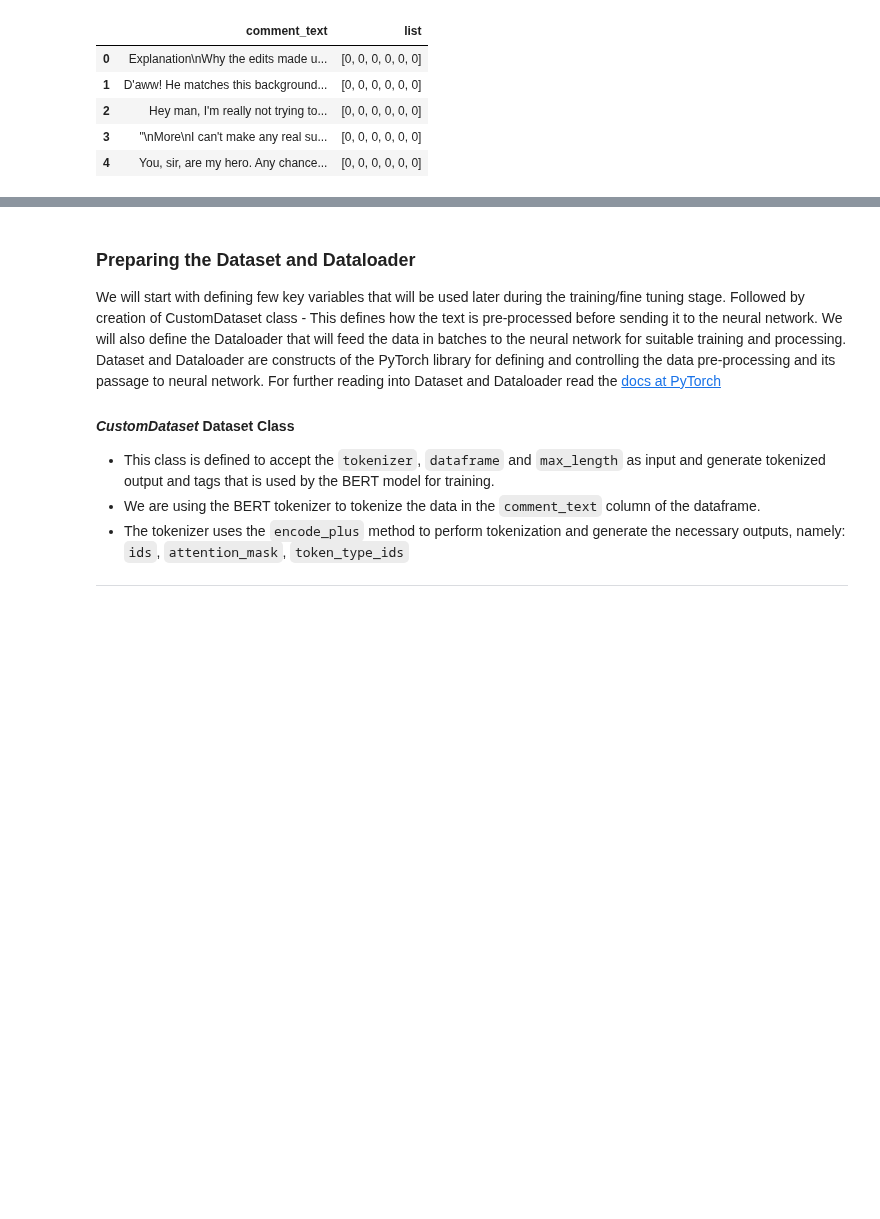
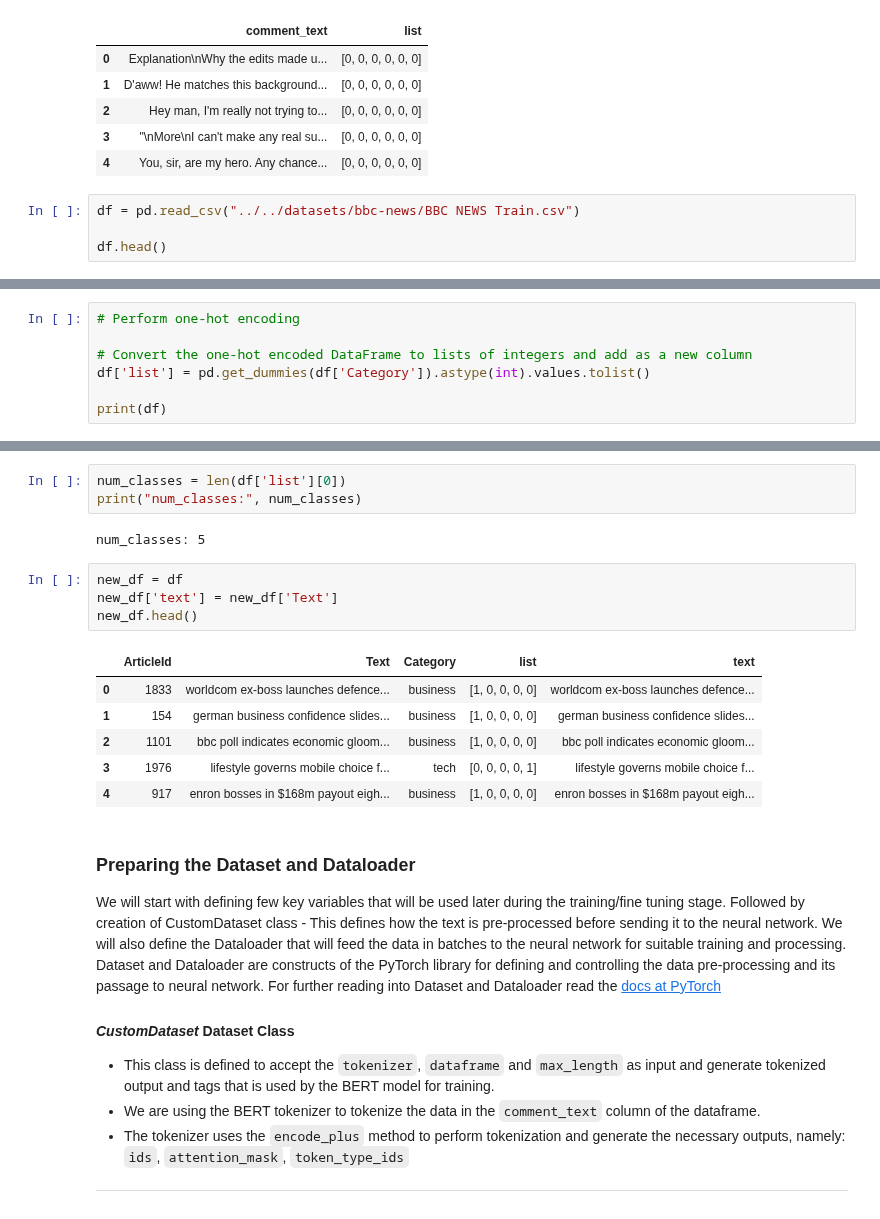
Before and after one commit to pworth1971/layer-cake, a Jupyter notebook: src/nn_test/transformers_multi_label_classification.ipynb, the cells around one changed output, grey strips where cells are left out. Cells and saved outputs as stored; diff of their text form; blank space fills up the shorter version.

Commit message:
somewhat functional multi-label text classification with BERT//RoBERTa

```diff
--- a/src/nn_test/transformers_multi_label_classification.ipynb
+++ b/src/nn_test/transformers_multi_label_classification.ipynb
@@ -137,3 +164,7 @@ new_df.head()
 | 2 | Hey man, I'm really not trying to... | [0, 0, 0, 0, 0, 0] |
 | 3 | "\nMore\nI can't make any real su... | [0, 0, 0, 0, 0, 0] |
 | 4 | You, sir, are my hero. Any chance... | [0, 0, 0, 0, 0, 0] |
+# %%
+df = pd.read_csv("../../datasets/bbc-news/BBC NEWS Train.csv")
+
+df.head()
@@ -139,0 +178,7 @@ new_df.head()
+# %%
+# Perform one-hot encoding
+
+# Convert the one-hot encoded DataFrame to lists of integers and add as a new column
+df['list'] = pd.get_dummies(df['Category']).astype(int).values.tolist()
+
+print(df)
@@ -140,3 +203,19 @@ new_df.head()
+# %%
+num_classes = len(df['list'][0])
+print("num_classes:", num_classes)
+# %% [output]
+num_classes: 5
+# %%
+new_df = df
+new_df['text'] = new_df['Text']
+new_df.head()
+# %% [output]
+|  | ArticleId | Text | Category | list | text |
+| 0 | 1833 | worldcom ex-boss launches defence... | business | [1, 0, 0, 0, 0] | worldcom ex-boss launches defence... |
+| 1 | 154 | german business confidence slides... | business | [1, 0, 0, 0, 0] | german business confidence slides... |
+| 2 | 1101 | bbc poll indicates economic gloom... | business | [1, 0, 0, 0, 0] | bbc poll indicates economic gloom... |
+| 3 | 1976 | lifestyle governs mobile choice f... | tech | [0, 0, 0, 0, 1] | lifestyle governs mobile choice f... |
+| 4 | 917 | enron bosses in $168m payout eigh... | business | [1, 0, 0, 0, 0] | enron bosses in $168m payout eigh... |
 # %% [markdown]
 <a id='section03'></a>
 ### Preparing the Dataset and Dataloader
```
Also changed, not shown: parts of 13 cells of this notebook, 4 other files.
